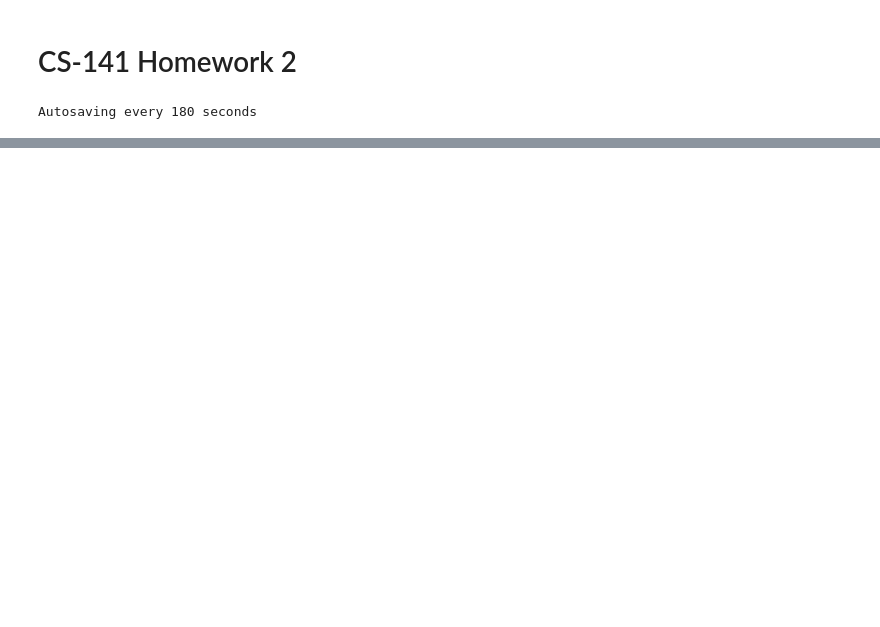
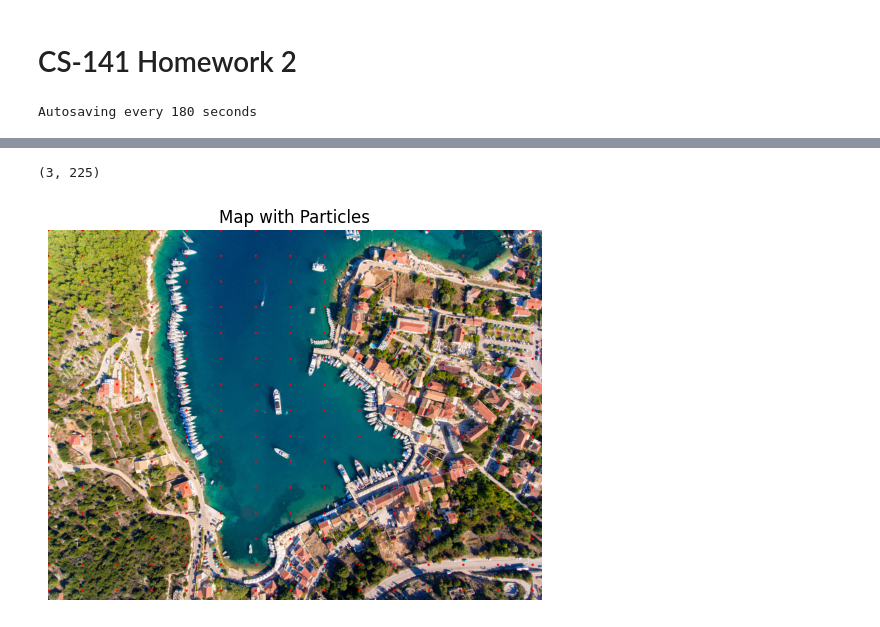
Before and after one commit to dchoate119/ProbabilisticRobotics, a Jupyter notebook: HW2/HW2_Scratch.ipynb, the cells around one changed output, grey strips where cells are left out. Drawn from its saved outputs; the diff is of its cells as text; code cells hidden in the pictures; blank space fills up the shorter version.

Commit message:
Up to particle filter implementation stage

```diff
--- a/HW2/HW2_Scratch.ipynb
+++ b/HW2/HW2_Scratch.ipynb
@@ -70,0 +173,32 @@ print(f'\n The initial state vector x = {state_ini} \n')
+# %%
+# Particle filter implementation
+N = 15 #N*N particles, subject to change
+
+# Generate a set P of N particles, uniformly distributed across the map
+x = np.linspace(0,map.shape[1]-dFOV,N)
+y = np.linspace(0,map.shape[0]-dFOV,N)
+# print(x)
+# print(y)
+particlePosArr = np.zeros([3,N**2]) #particle number, xpos, ypos
+
+particleCount = 0
+dispmap = map.copy()
+for i in x:
+    for j in y:
+        particlePosArr[:, particleCount] = [particleCount, i, j]
+
+        # Draw the particle on the map image
+        cv2.circle(dispmap, (int(i), int(j)), 3, (255, 0, 0), -1)  # Red circles for particles
+
+        particleCount += 1
+
+print(particlePosArr.shape)
+
+# Display the map with particles
+plt.imshow(dispmap)
+plt.title('Map with Particles')
+plt.axis('off')  # Turn off the axis
+plt.show()
+# %% [output]
+(3, 225)
+[figure, added]
```
Also changed, not shown: parts of 5 cells of this notebook.
